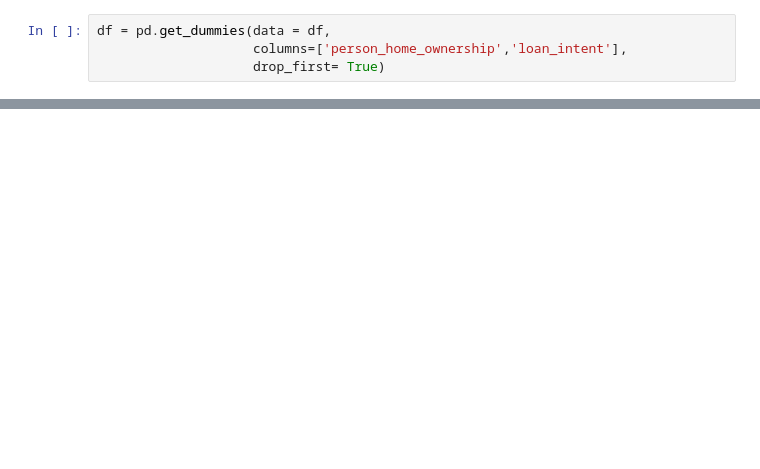
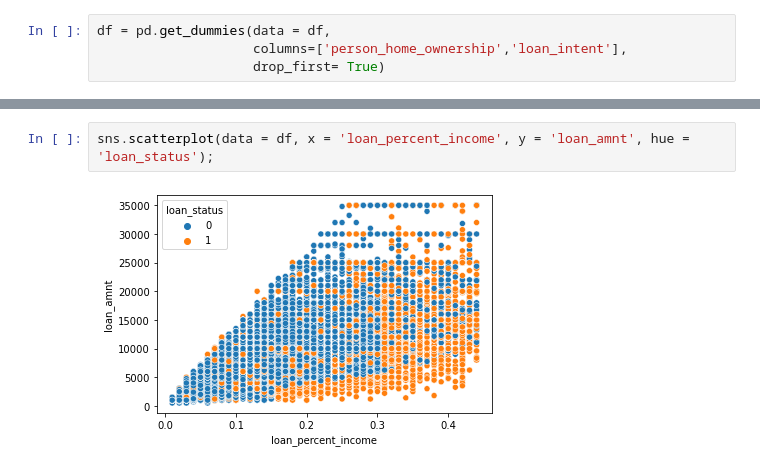
Before and after one commit to dcast822/credit_risk_analysis, a Jupyter notebook: 01_creditrisk.ipynb, the cells around one changed output, grey strips where cells are left out. Drawn from its saved outputs; the diff is of its cells as text; blank space fills up the shorter version.

```diff
--- a/01_creditrisk.ipynb
+++ b/01_creditrisk.ipynb
@@ -437,0 +450,4 @@ df = pd.get_dummies(data = df,
+# %%
+sns.scatterplot(data = df, x = 'loan_percent_income', y = 'loan_amnt', hue = 'loan_status');
+# %% [output]
+[figure, added]
```
Also changed, not shown: parts of 16 cells of this notebook, 3 other files.
